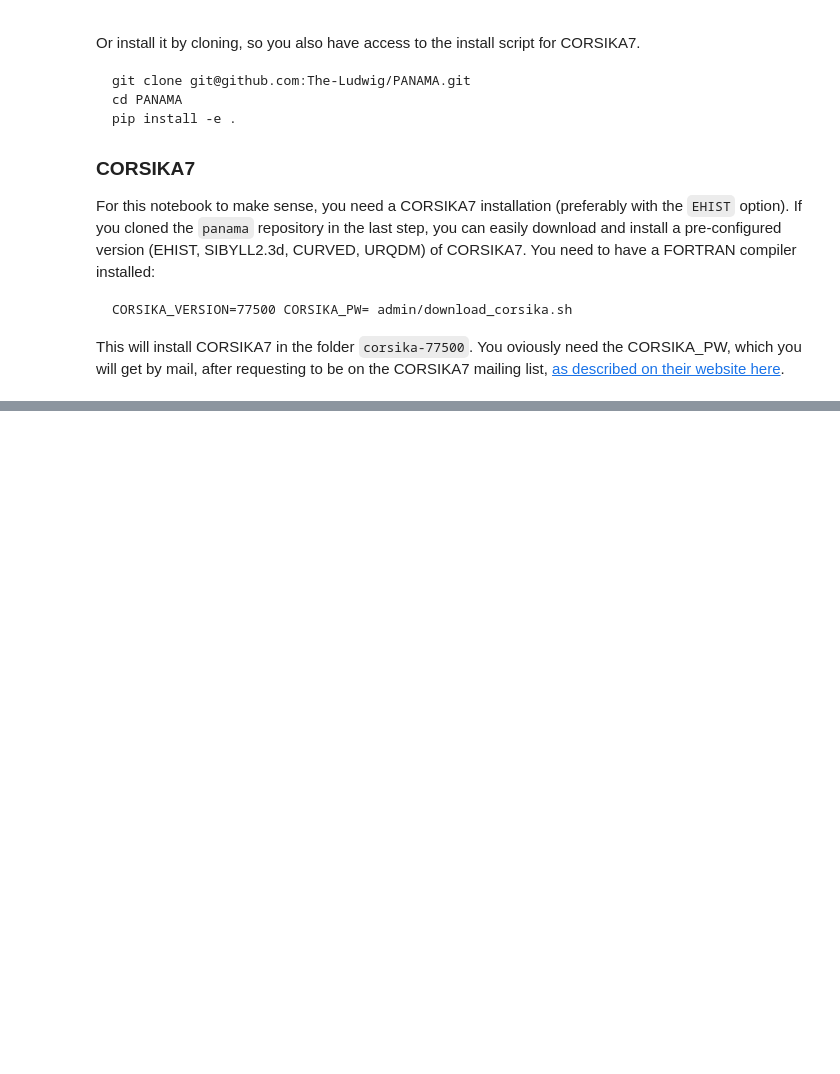
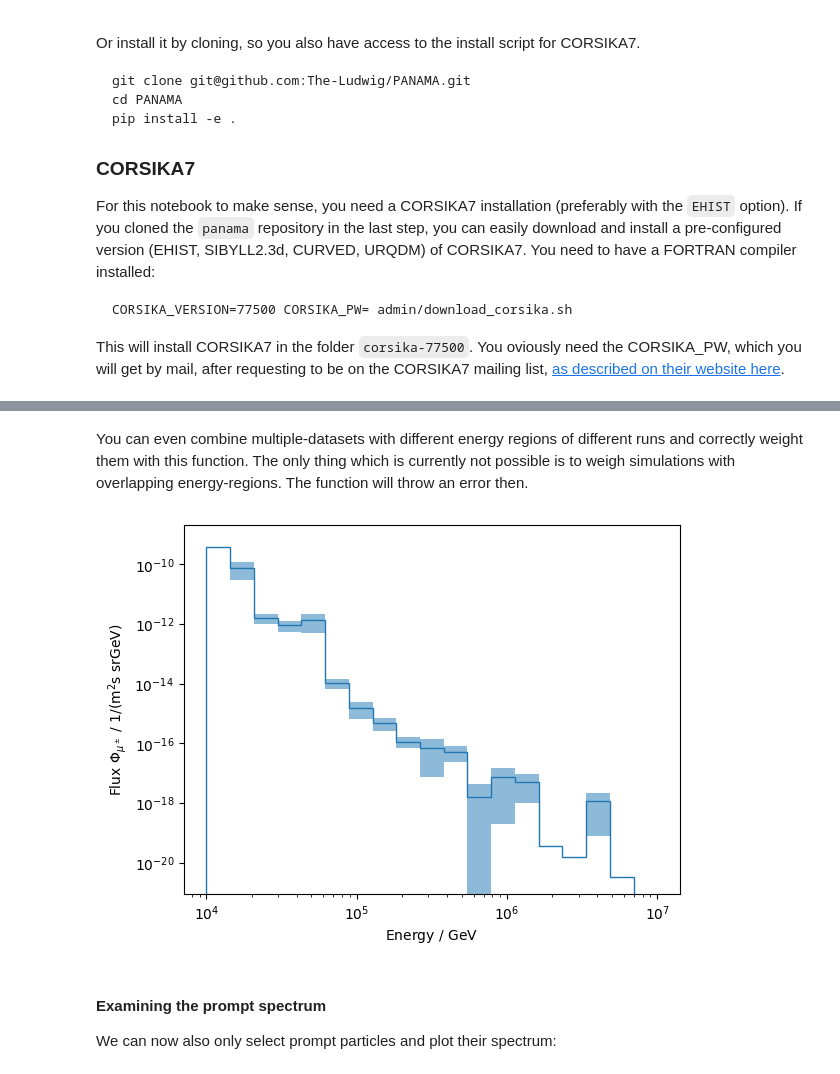
Before and after one commit to The-Ludwig/PANAMA, a Jupyter notebook: docs/examples/complete.ipynb, the cells around one changed output, grey strips where cells are left out. Drawn from its saved outputs; the diff is of its cells as text; code cells hidden in the pictures; blank space fills up the shorter version.

```diff
--- a/docs/examples/complete.ipynb
+++ b/docs/examples/complete.ipynb
@@ -52,0 +256,4 @@ Type:      function
+# %%
+run_header = pd.read_hdf("corsika_output/dataset_compressed.hdf5", "run_header")
+event_header = pd.read_hdf("corsika_output/dataset_compressed.hdf5", "event_header")
+particles = pd.read_hdf("corsika_output/dataset_compressed.hdf5", "particles")
@@ -52,0 +271,55 @@ Type:      function
+# %%
+particles["weight_GSF"] = pn.get_weights(
+    run_header,
+    event_header,
+    particles,
+    model=fluxcomp.GlobalSplineFit(),
+    proton_only=False,  # This controls if for example a helium is treated as 4 protons.
+    # This means, that only the proton information of the MC is used (proton_only=True).
+)
+# %% [markdown]
+You can even combine multiple-datasets with different energy regions of different runs and correctly weight them with this function.
+The only thing which is currently not possible is to weigh simulations with overlapping energy-regions. The function will throw an error then.
+# %%
+# Select all muons and anti-muons and histogram their energy
+sel = particles.query("pdgid in (13, -13)")
+e = sel["energy"]
+
+# Create new plot
+fig, ax = plt.subplots()
+
+# Use logarithmically sized bins
+# Since we only simulated between 1e4 and 1e9 GeV,
+# Only these bounds make sense. (above 1e7, most muons come from 1e9 primaries and above)
+bins = np.geomspace(1e4, 1e7, 20)
+
+# Get the weighted counts (=flux) in each bin
+flux, _ = np.histogram(e, bins=bins, weights=sel["weight_GSF"])
+# The error for weighted histograms calculates as follows
+err, _ = np.histogram(e, bins=bins, weights=sel["weight_GSF"] ** 2)
+err = np.sqrt(err)
+
+# The differential flux is more informative, so we convert to that
+flux /= np.diff(bins)
+err /= np.diff(bins)
+
+# Plot hist and error bands
+ax.stairs(
+    flux,
+    bins,
+)
+ax.fill_between(bins[1:], flux - err, flux + err, step="pre", alpha=0.5)
+
+# Add information and double log
+ax.set_yscale("log")
+ax.set_xscale("log")
+
+ax.set_xlabel("Energy / $\mathrm{GeV}$")
+ax.set_ylabel("Flux $\Phi_{\mu^\pm}\ /\ 1/(\mathrm{m^2 s\ sr GeV})$")
+None
+# %% [output]
+[figure, added]
+# %% [markdown]
+#### Examining the prompt spectrum
+
+We can now also only select prompt particles and plot their spectrum:
```
Also changed, not shown: parts of 35 cells of this notebook.
